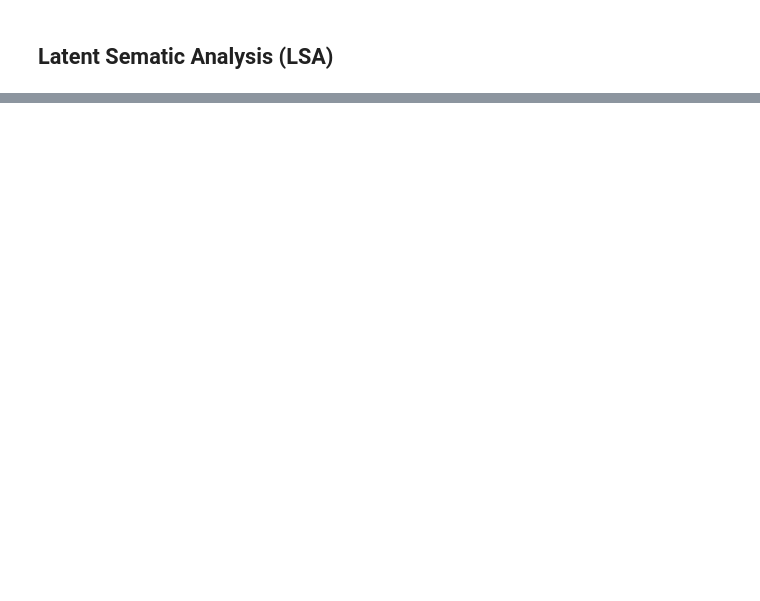
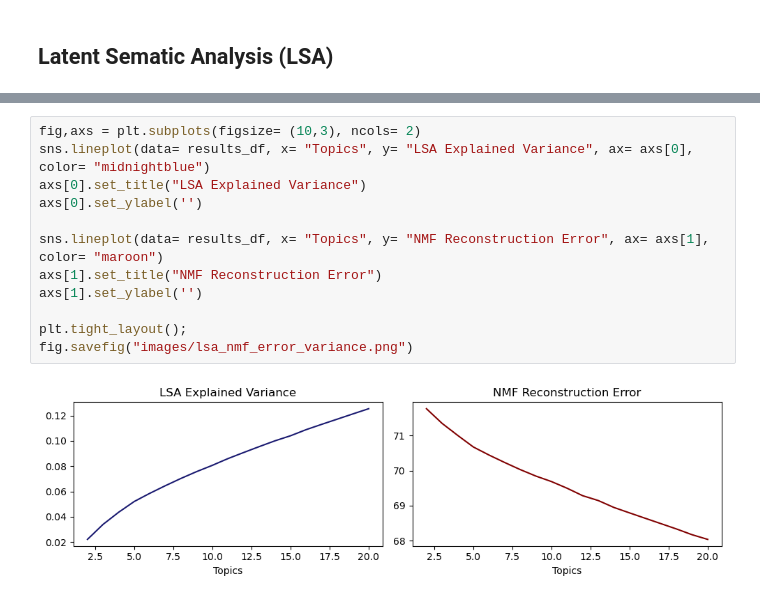
Before and after one commit to garimasc/topic_modeling_songs, a Jupyter notebook: lsa_nmf.ipynb, the cells around one changed output, grey strips where cells are left out. Cells and saved outputs as stored; diff of their text form; blank space fills up the shorter version.

```diff
--- a/lsa_nmf.ipynb
+++ b/lsa_nmf.ipynb
@@ -132,0 +141,14 @@ plot_tsne(nmf_topics, 'NMF')
+# %%
+fig,axs = plt.subplots(figsize= (10,3), ncols= 2)
+sns.lineplot(data= results_df, x= "Topics", y= "LSA Explained Variance", ax= axs[0], color= "midnightblue")
+axs[0].set_title("LSA Explained Variance")
+axs[0].set_ylabel('')
+
+sns.lineplot(data= results_df, x= "Topics", y= "NMF Reconstruction Error", ax= axs[1], color= "maroon")
+axs[1].set_title("NMF Reconstruction Error")
+axs[1].set_ylabel('')
+
+plt.tight_layout();
+fig.savefig("images/lsa_nmf_error_variance.png")
+# %% [output]
+[figure, added]
```
Also changed, not shown: parts of 7 cells of this notebook, 4 other files.
